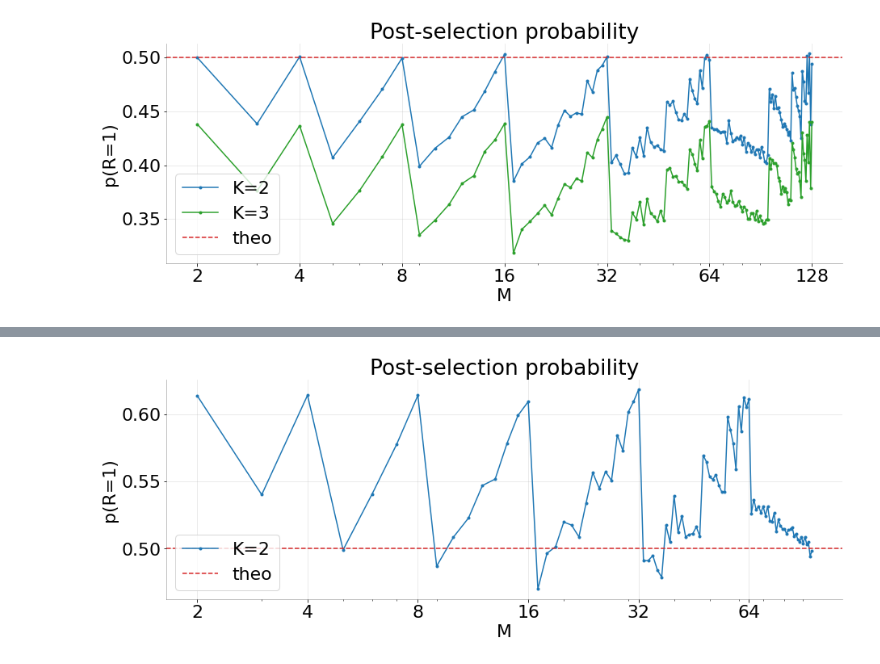
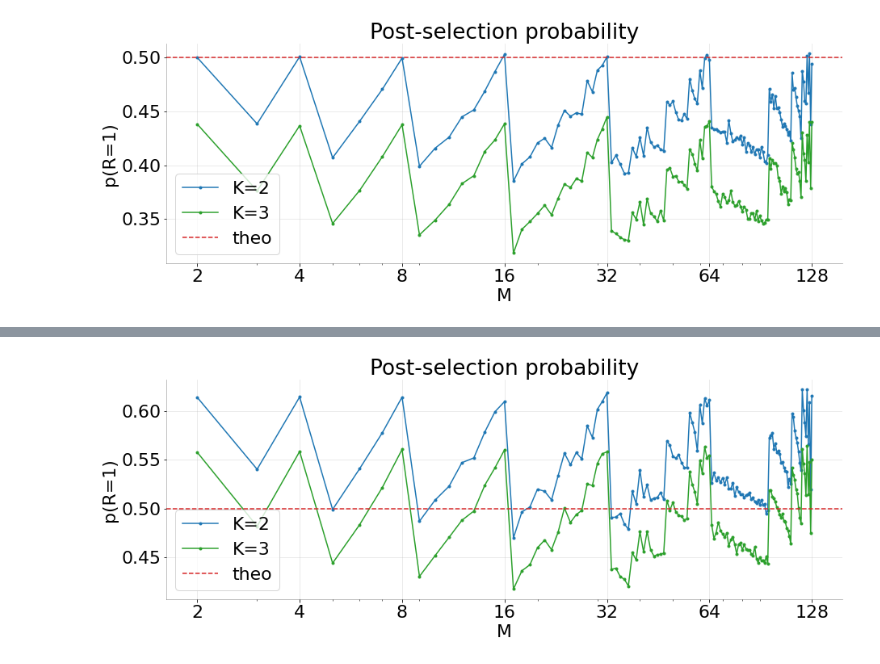
Before and after one commit to AlessandroPoggiali/QKmeans, a Jupyter notebook: test_analysis.ipynb, the cells around one changed output, grey strips where cells are left out. Drawn from its saved outputs; the diff is of its cells as text; code cells hidden in the pictures.

```diff
--- a/test_analysis.ipynb
+++ b/test_analysis.ipynb
@@ -653,7 +657,40 @@ probinf = [61.386,
 50.342,
 50.47,
 49.438,
-49.811]
+49.811,
+57.251,
+57.495,
+57.697,
+56.122,
+56.689,
+55.731,
+55.933,
+55.621,
+54.694,
+54.724,
+54.205,
+53.833,
+53.796,
+52.203,
+53.052,
+52.533,
+59.686,
+59.351,
+57.983,
+57.275,
+56.732,
+55.835,
+54.681,
+53.925,
+62.158,
+60.022,
+58.777,
+57.422,
+62.17,
+56.58,
+60.846,
+51.923,
+61.548]
 # %%
 len(m)
 # %% [output]
@@ -661,23 +698,23 @@ len(m)
 # %%
-m = [x for x in range(2,96)]
+m = [x for x in range(2,129)]
 probinf = [x/100 for x in probinf]
 # %%
 fig, ax = plt.subplots(figsize=(15,5))
 ax.set_xscale('log')
 x_ticks = [2**i for i in range(0, 8)]
 ax.set_xticks(x_ticks, [str(i) for i in x_ticks])
 plt.plot(m,probinf, color='tab:blue', marker=".", label='K=2')
-#plt.plot(m,probk3, color='tab:green', marker=".", label='K=3')
+plt.plot(m,probinf2, color='tab:green', marker=".", label='K=3')
 plt.axhline(y=0.5, color='tab:red', linestyle='--', label='theo')
 plt.title("Post-selection probability")
 plt.xlabel("M")
 plt.ylabel("p(R=1)")
 plt.legend(loc='lower left', ncol=1)
 plt.gca().spines["top"].set_alpha(0.0)
 plt.gca().spines["bottom"].set_alpha(0.3)
 plt.gca().spines["right"].set_alpha(0.0)
 plt.gca().spines["left"].set_alpha(0.3)
 plt.grid(axis='both', alpha=.3)
 plt.show()
 # %% [output]
-[figure, old version]
+[figure, new version]
```
Also changed, not shown: parts of 14 cells of this notebook, 58 other files.
